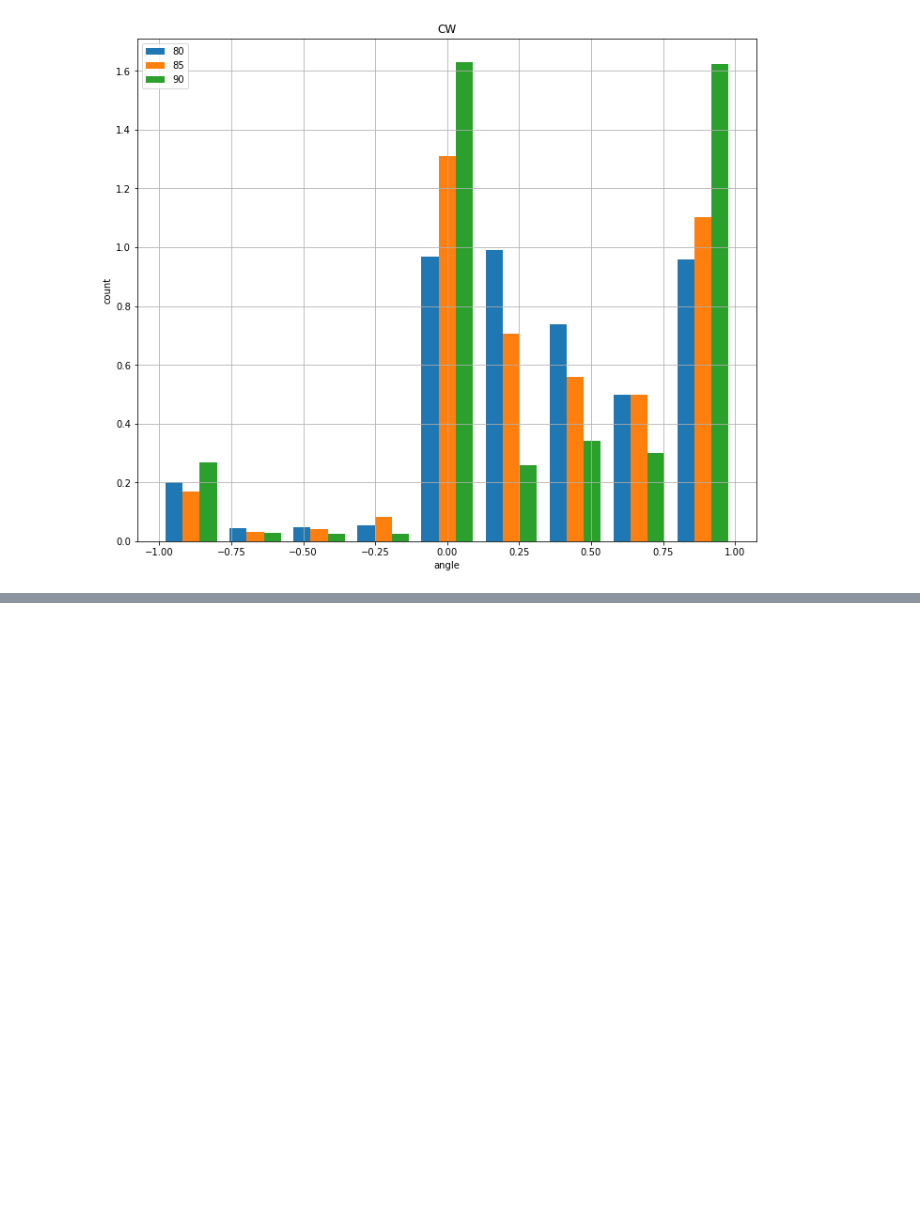
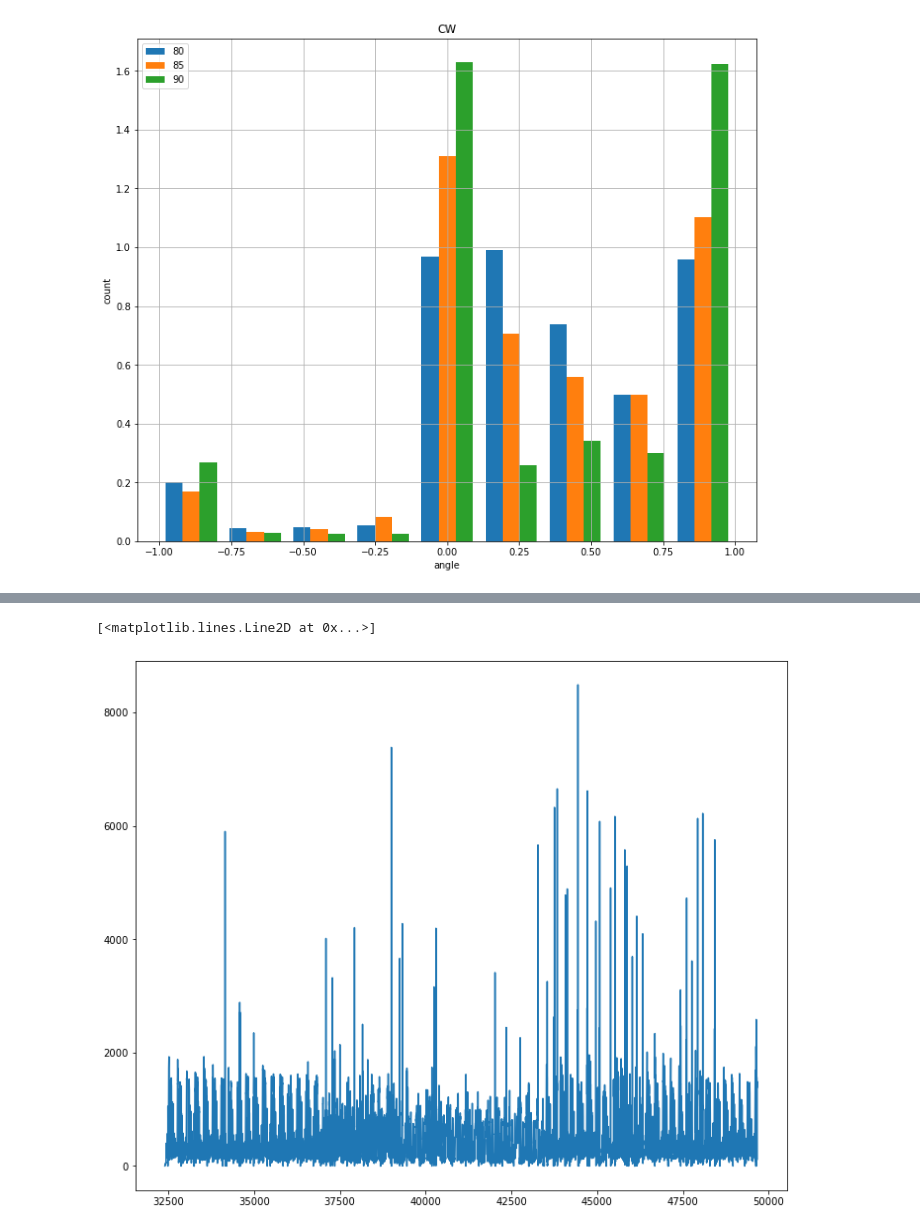
Before and after one commit to kristjanr/dat-sci-master-thesis, a Jupyter notebook: EDA1.ipynb, the cells around one changed output, grey strips where cells are left out. Cells and saved outputs as stored; diff of their text form; code cells hidden in the pictures; blank space fills up the shorter version.

```diff
--- a/EDA1.ipynb
+++ b/EDA1.ipynb
@@ -313,0 +467,5 @@ hist = plot_all(direction, get_angles_for_direction(tub_angles, direction))
+# %%
+plt.plot(df[df.speed == 90].MSE)
+# %% [output]
+[<matplotlib.lines.Line2D at 0x...>]
+[figure, added]
```
Also changed, not shown: parts of 26 cells of this notebook.
